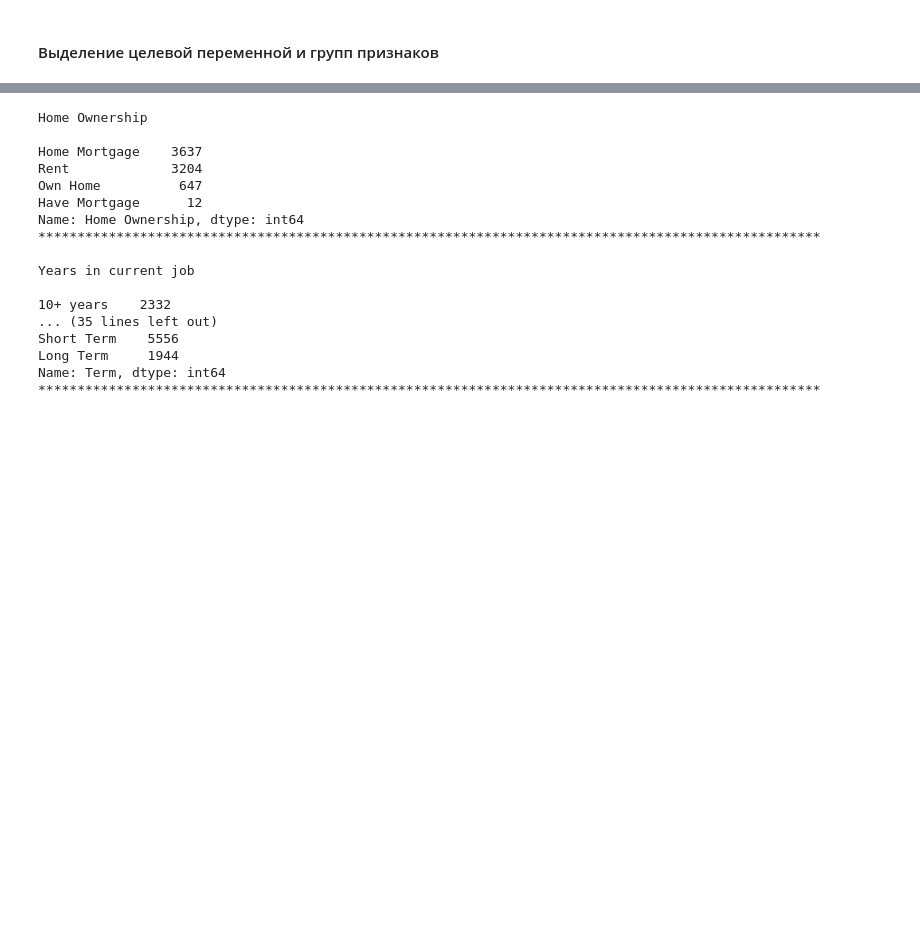
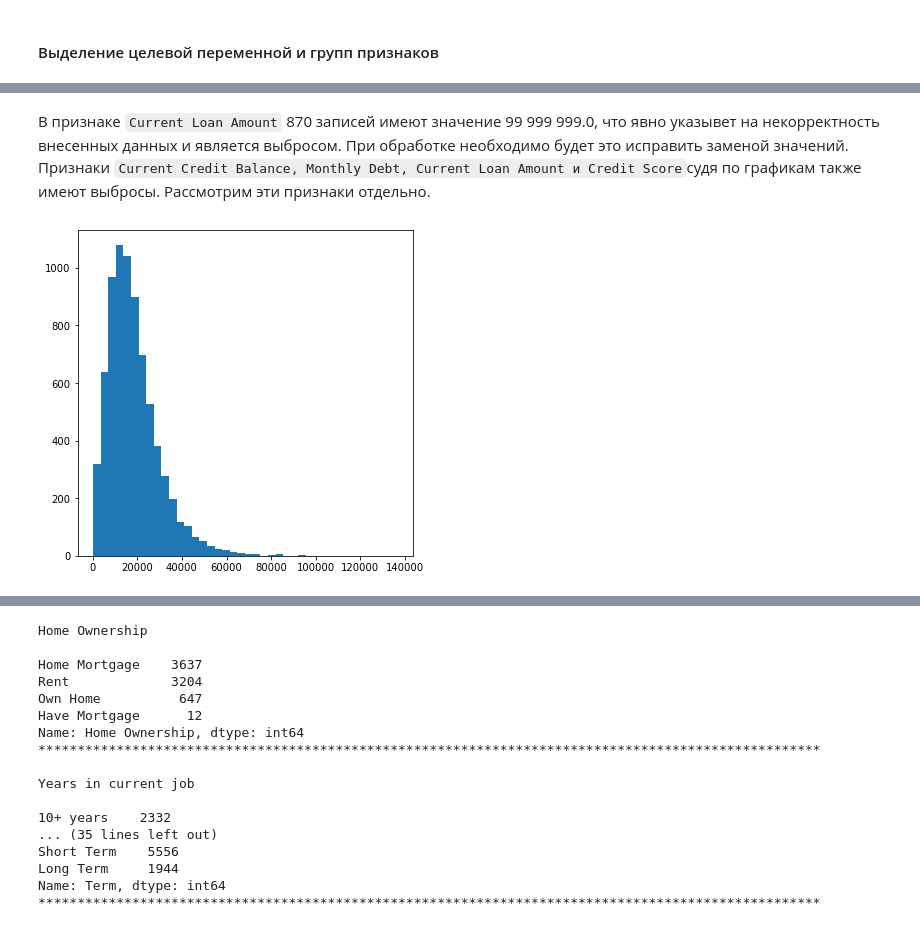
Before and after one commit to MikhailDemin/GB_DataScience-in-Med, a Jupyter notebook: 10_DS_Python_lib's_part_2/course_project/Demin_MM_classification_course_project.ipynb, the cells around one changed output, grey strips where cells are left out. Saved outputs shown, nothing was run; the diff lists cells and outputs as text; code cells hidden in the pictures; blank space fills up the shorter version.

```diff
--- a/10_DS_Python_lib's_part_2/course_project/Demin_MM_classification_course_project.ipynb
+++ b/10_DS_Python_lib's_part_2/course_project/Demin_MM_classification_course_project.ipynb
@@ -252,0 +405,7 @@ df_train_base[TARGET_NAME].hist(figsize=(4, 4), bins=20, grid=False);
+# %% [markdown]
+В признаке `Current Loan Amount` 870 записей имеют значение 99 999 999.0, что явно указывет на некорректность внесенных данных и является выбросом. При обработке необходимо будет это исправить заменой значений.<br>
+Признаки `Current Credit Balance, Monthly Debt, Current Loan Amount и Credit Score`судя по графикам также имеют выбросы. Рассмотрим эти признаки отдельно.
+# %%
+df_train_base['Monthly Debt'].hist(figsize=(6, 6), bins=40, grid=False);
+# %% [output]
+[figure, added]
```
Also changed, not shown: parts of 71 cells of this notebook.
